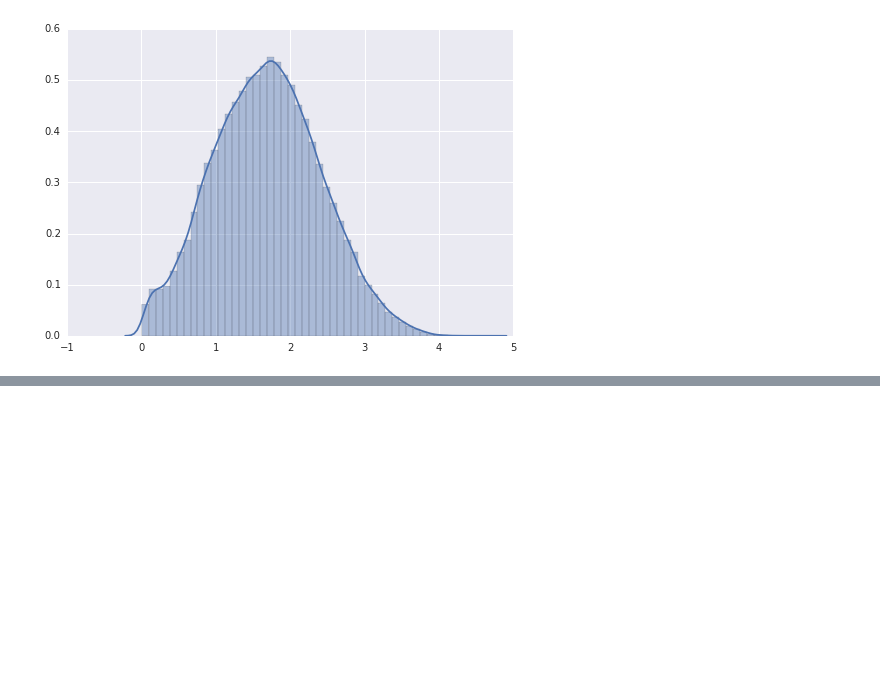
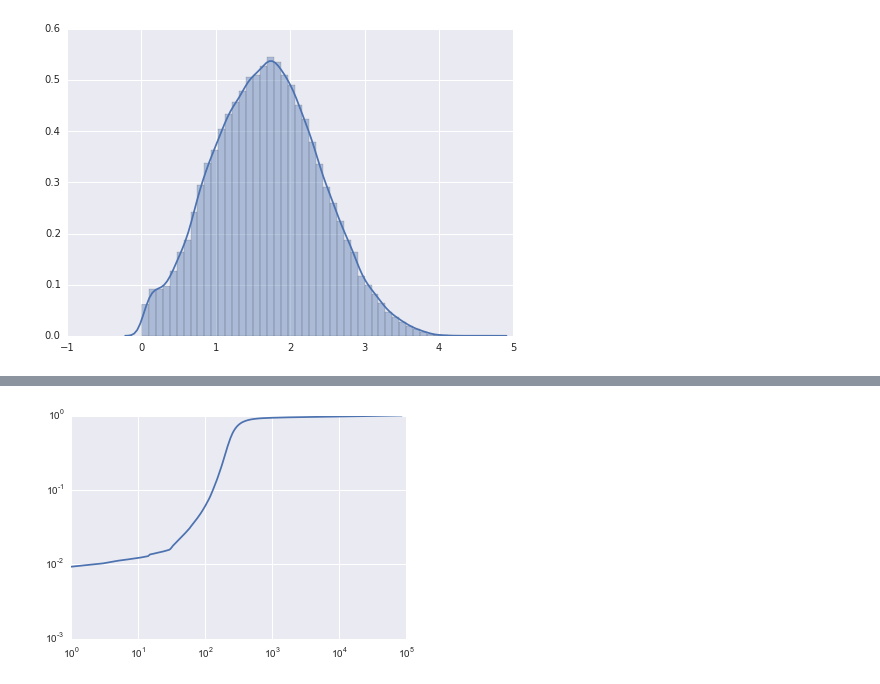
Before and after one commit to jlorince/music-spaces, a Jupyter notebook: notebooks/Untitled.ipynb, the cells around one changed output, grey strips where cells are left out. Cells and saved outputs as stored; diff of their text form; code cells hidden in the pictures; blank space fills up the shorter version.

```diff
--- a/notebooks/Untitled.ipynb
+++ b/notebooks/Untitled.ipynb
@@ -27,0 +37,7 @@ with open('/Users/jaredlorince/git/MusicForaging/GenreModeling/data/artist_idx_f
+# %%
+fig, ax = plt.subplots(1,1)
+plt.plot(td.cumsum()/td.sum())
+ax.set_xscale('log')
+ax.set_yscale('log')
+# %% [output]
+[figure, added]
```
Also changed, not shown: parts of 2 cells of this notebook, 32 other files.
